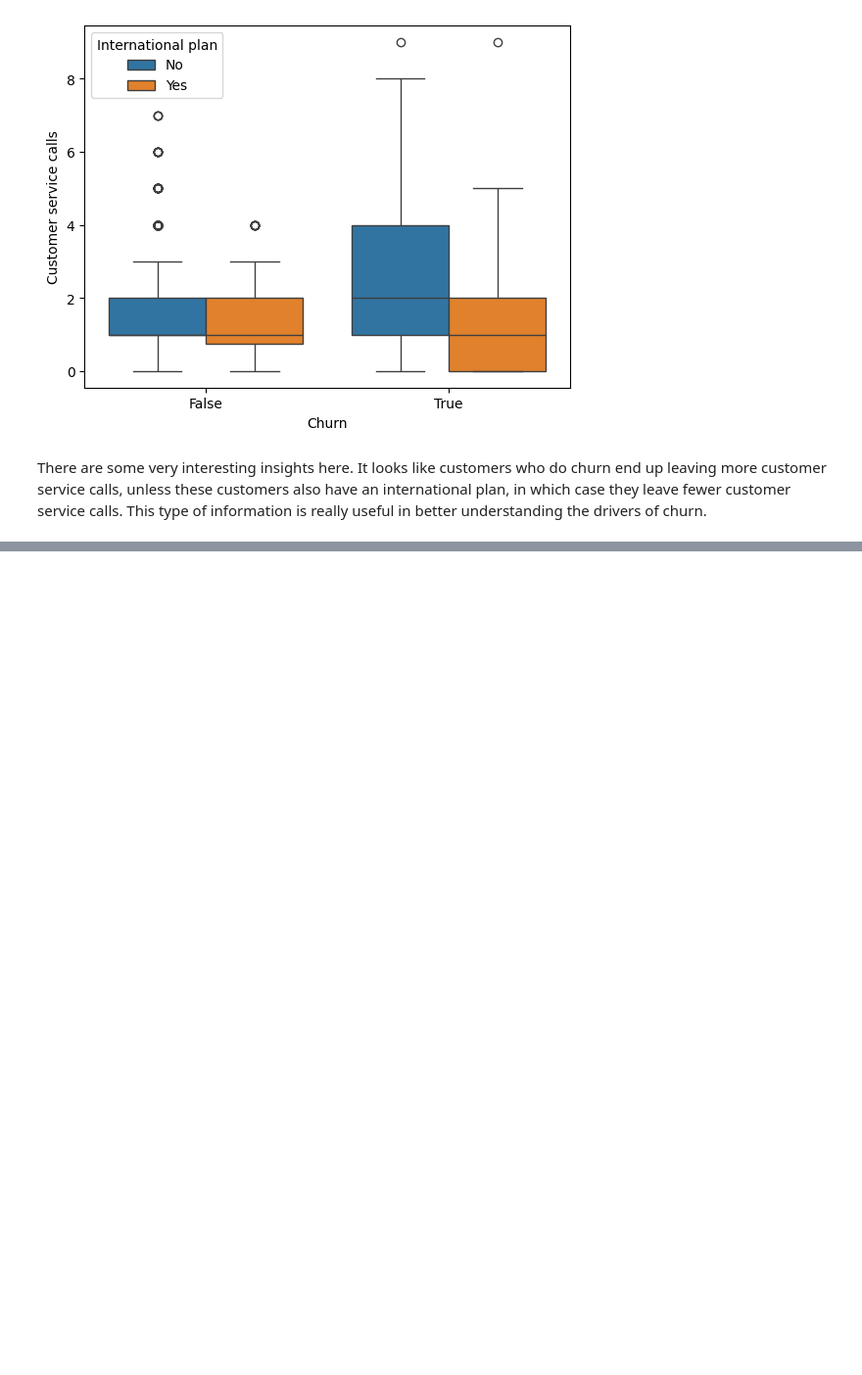
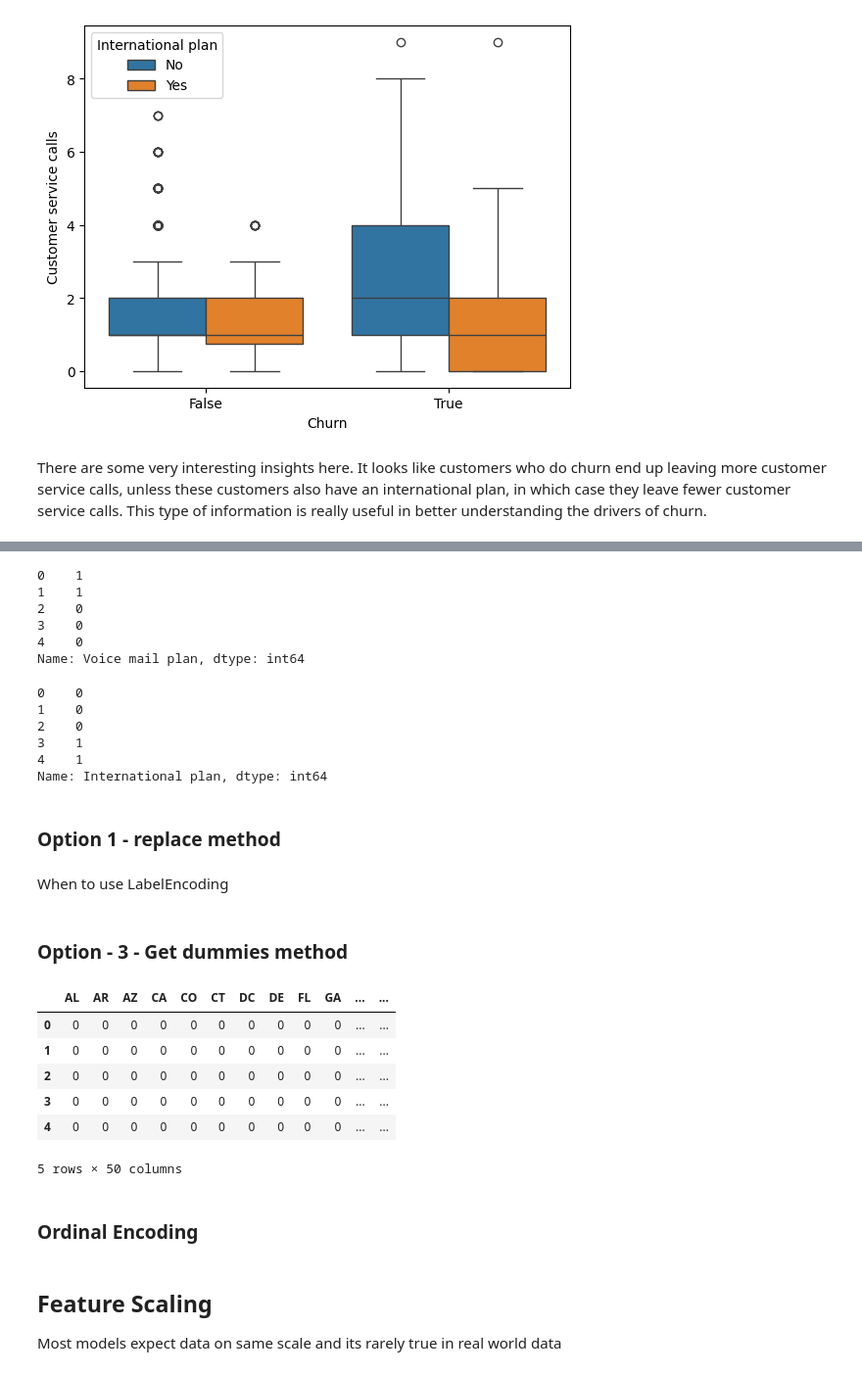
Before and after one commit to anuradha-datascience/machine-learning, a Jupyter notebook: CustomerChurn.ipynb, the cells around one changed output, grey strips where cells are left out. Shown: that part at 98% size. Cells and saved outputs as stored; diff of their text form; code cells hidden in the pictures; blank space fills up the shorter version.

```diff
--- a/CustomerChurn.ipynb
+++ b/CustomerChurn.ipynb
@@ -172,0 +233,22 @@ sns.boxplot(x = 'Churn',
+# %%
+telco['Voice mail plan']=telco['Voice mail plan'].replace({"No":0,"Yes":1})
+telco['Voice mail plan'].head()
+# %% [output]
+0    1
+1    1
+2    0
+3    0
+4    0
+Name: Voice mail plan, dtype: int64
+# %%
+telco['International plan']=telco['International plan'].replace({"No":0,"Yes":1})
+telco['International plan'].head()
+# %% [output]
+0    0
+1    0
+2    0
+3    1
+4    1
+Name: International plan, dtype: int64
+# %% [markdown]
+### Option 1 - replace method
@@ -172,0 +260,2 @@ sns.boxplot(x = 'Churn',
+# %% [markdown]
+When to use LabelEncoding
@@ -172,0 +266,13 @@ sns.boxplot(x = 'Churn',
+# %% [markdown]
+### Option - 3 - Get dummies method
+# %%
+telco_state = pd.get_dummies(telco['State'],drop_first=True).astype(int)
+telco_state.head()
+# %% [output]
+|  | AL | AR | AZ | CA | CO | CT | DC | DE | FL | GA | ... | ... |
+| 0 | 0 | 0 | 0 | 0 | 0 | 0 | 0 | 0 | 0 | 0 | ... | ... |
+| 1 | 0 | 0 | 0 | 0 | 0 | 0 | 0 | 0 | 0 | 0 | ... | ... |
+| 2 | 0 | 0 | 0 | 0 | 0 | 0 | 0 | 0 | 0 | 0 | ... | ... |
+| 3 | 0 | 0 | 0 | 0 | 0 | 0 | 0 | 0 | 0 | 0 | ... | ... |
+| 4 | 0 | 0 | 0 | 0 | 0 | 0 | 0 | 0 | 0 | 0 | ... | ... |
+5 rows × 50 columns
@@ -172,0 +285,2 @@ sns.boxplot(x = 'Churn',
+# %% [markdown]
+### Ordinal Encoding
@@ -172,0 +289,4 @@ sns.boxplot(x = 'Churn',
+# %% [markdown]
+## Feature Scaling
+
+Most models expect data on same scale and its rarely true in real world data
```
Also changed, not shown: parts of 24 cells of this notebook.
